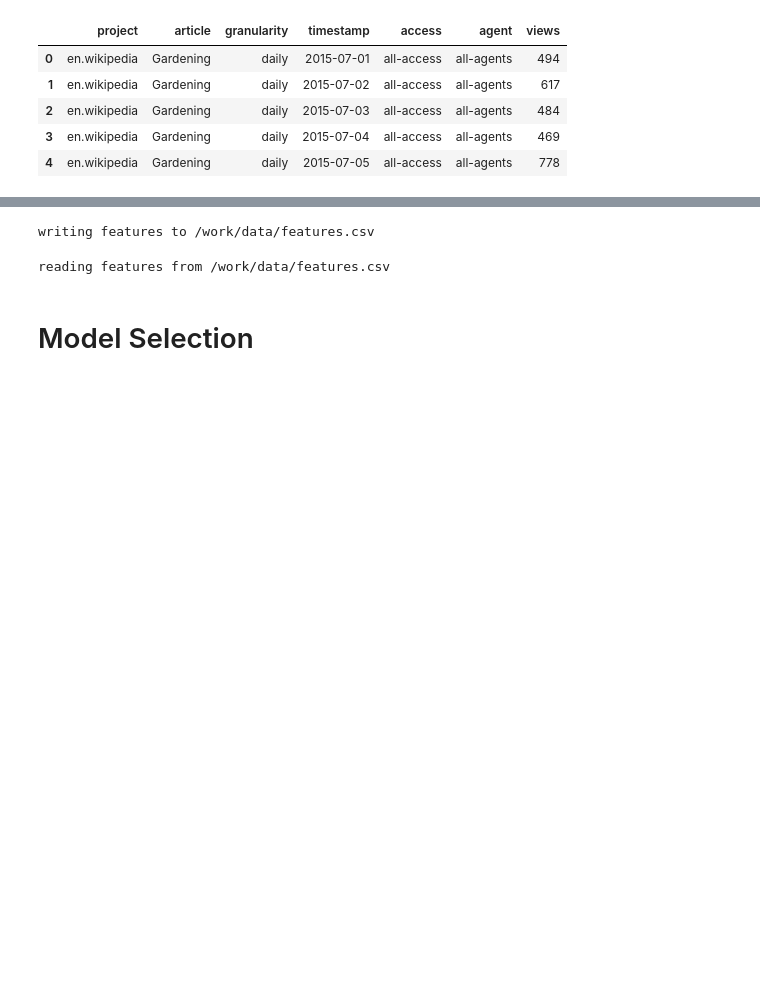
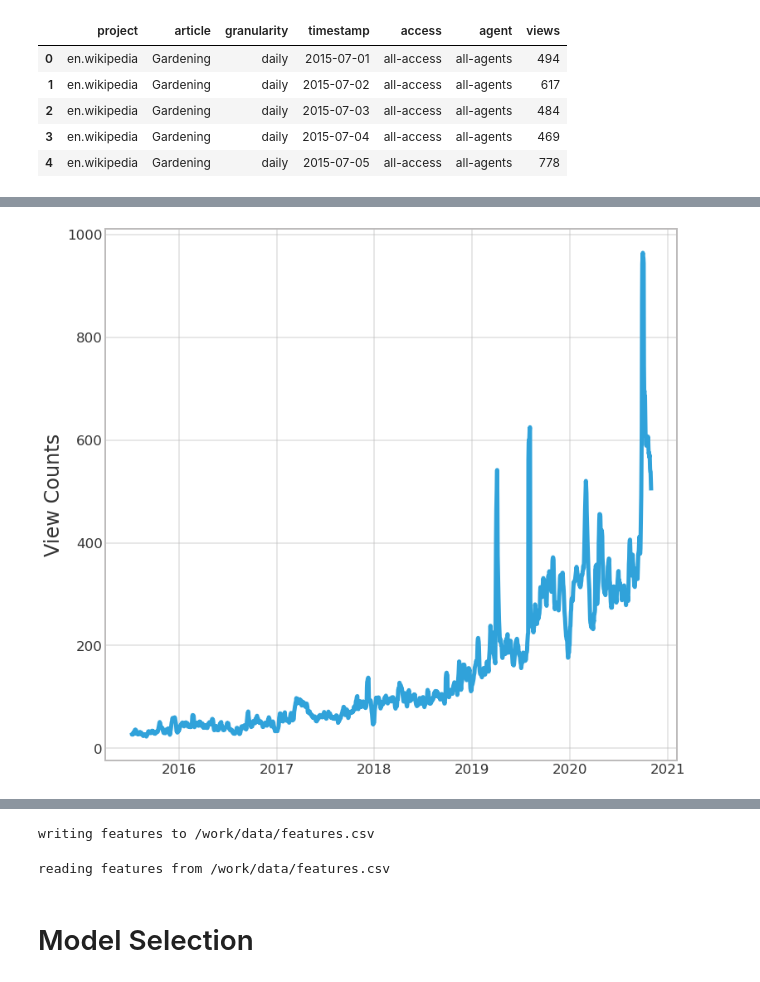
Before and after one commit to earthastronaut/the_crystal_ball, a Jupyter notebook: notebook/the_crystal_ball.ipynb, the cells around one changed output, grey strips where cells are left out. Cells and saved outputs as stored; diff of their text form; code cells hidden in the pictures; blank space fills up the shorter version.

```diff
--- a/notebook/the_crystal_ball.ipynb
+++ b/notebook/the_crystal_ball.ipynb
@@ -172,0 +180,9 @@ df_features.head()
+# %%
+plt.plot(
+    df_features['ds'],
+    df_features['y'],
+)
+plt.ylabel('View Counts')
+None
+# %% [output]
+[figure, added]
```
Also changed, not shown: parts of 19 cells of this notebook.
